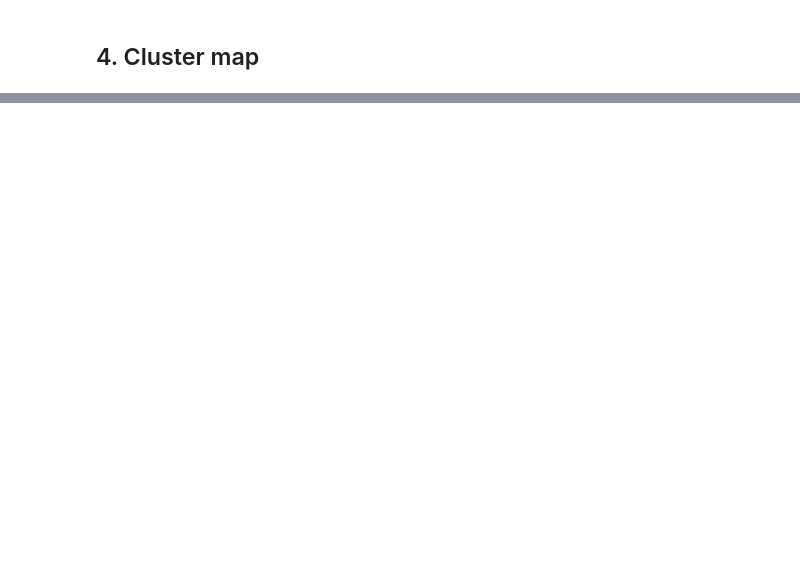
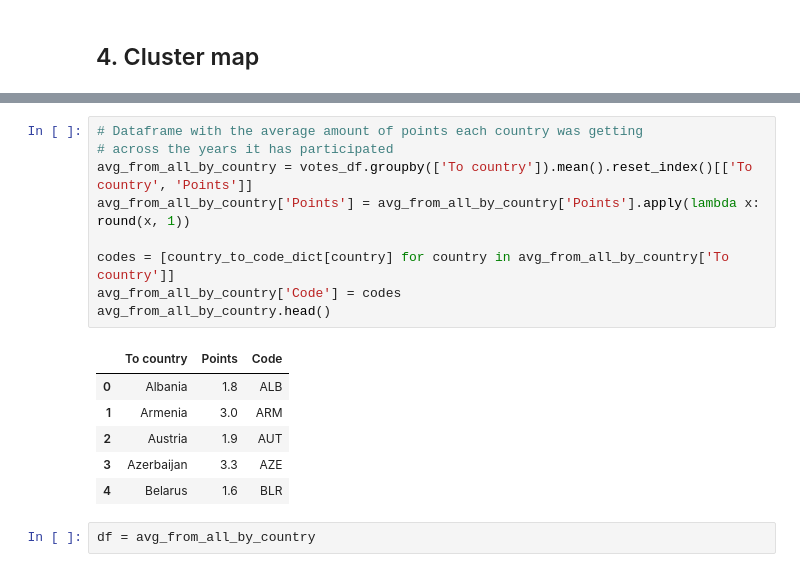
Before and after one commit to EdenBD/How-To-Win-Eurovision, a Jupyter notebook: votes_visualization.ipynb, the cells around one changed output, grey strips where cells are left out. Drawn from its saved outputs; the diff is of its cells as text; blank space fills up the shorter version.

```diff
--- a/votes_visualization.ipynb
+++ b/votes_visualization.ipynb
@@ -191,0 +238,18 @@ sns.clustermap(avg_votes_by_countries_pairs, center=0, cmap="vlag",
+# %%
+# Dataframe with the average amount of points each country was getting
+# across the years it has participated
+avg_from_all_by_country = votes_df.groupby(['To country']).mean().reset_index()[['To country', 'Points']]
+avg_from_all_by_country['Points'] = avg_from_all_by_country['Points'].apply(lambda x: round(x, 1))
+
+codes = [country_to_code_dict[country] for country in avg_from_all_by_country['To country']]
+avg_from_all_by_country['Code'] = codes
+avg_from_all_by_country.head()
+# %% [output]
+|  | To country | Points | Code |
+| 0 | Albania | 1.8 | ALB |
+| 1 | Armenia | 3.0 | ARM |
+| 2 | Austria | 1.9 | AUT |
+| 3 | Azerbaijan | 3.3 | AZE |
+| 4 | Belarus | 1.6 | BLR |
+# %%
+df = avg_from_all_by_country
```
Also changed, not shown: parts of 15 cells of this notebook, 1 other file.
